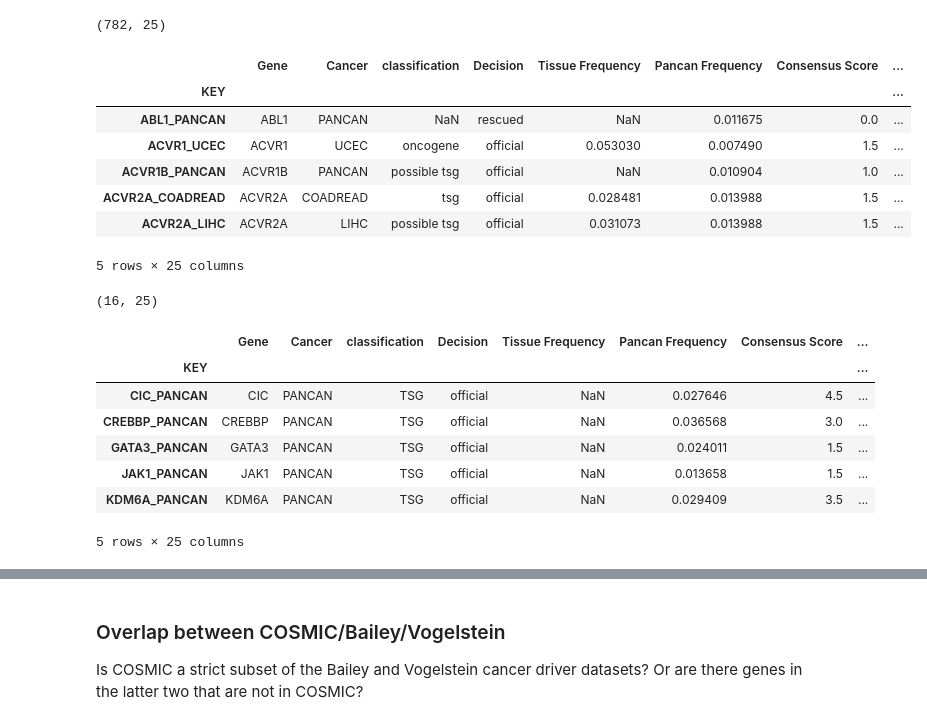
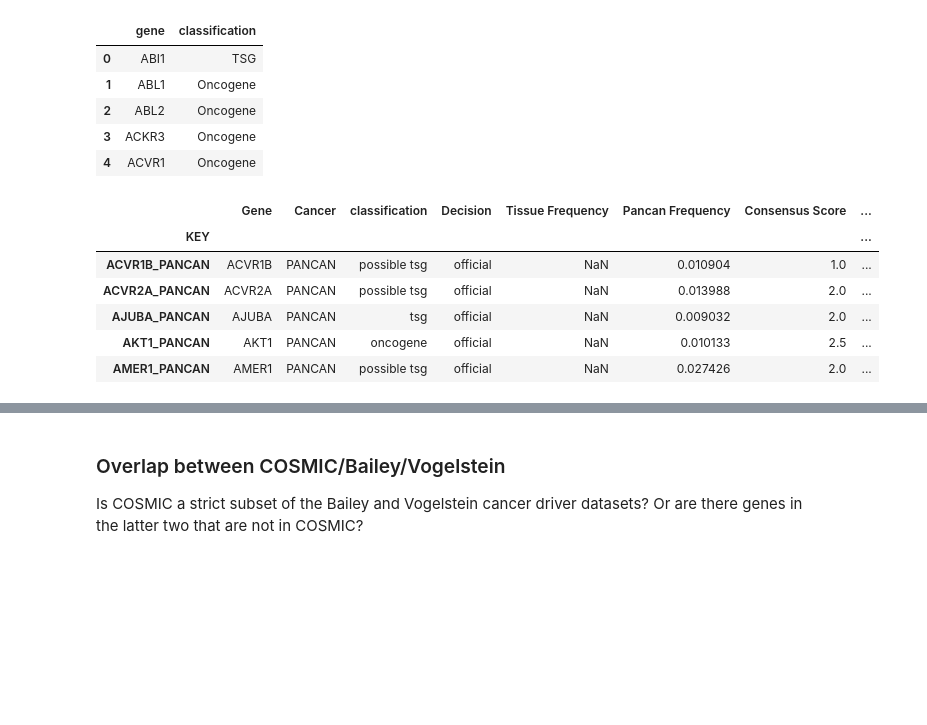
Before and after one commit to greenelab/mpmp, a Jupyter notebook: 01_explore_data/explore_cosmic_gene_set.ipynb, the cells around one changed output, grey strips where cells are left out. Saved outputs shown, nothing was run; the diff lists cells and outputs as text; code cells hidden in the pictures; blank space fills up the shorter version.

Commit message:
clean up explore cosmic + add back some changes that got lost

```diff
--- a/01_explore_data/explore_cosmic_gene_set.ipynb
+++ b/01_explore_data/explore_cosmic_gene_set.ipynb
@@ -91,52 +26,39 @@ Index(['ARNT', 'ATP1A1', 'BCL11B', 'BCL9L', 'BCORL1', 'BIRC3', 'BTK', 'CBL',
+# %%
+cosmic_df = du.load_cosmic()
+cosmic_df.head()
+# %% [output]
+|  | gene | classification |
+| 0 | ABI1 | TSG |
+| 1 | ABL1 | Oncogene |
+| 2 | ABL2 | Oncogene |
+| 3 | ACKR3 | Oncogene |
+| 4 | ACVR1 | Oncogene |
 # %%
-# load Bailey et al. data
-# supplementary table from https://www.sciencedirect.com/science/article/pii/S009286741830237X
-# this contains oncogene/TSG predictions for genes/cancer types using 20/20+ classifier
+# load Bailey et al. data from excel file
+# this is the same as the code in 00_download_data/2_download_cancer_gene_set.ipynb
 class_df = pd.read_excel(
-    cfg.data_dir / '1-s2.0-S009286741830237X-mmc1.xlsx',
+    cfg.bailey_raw_file,
     engine='openpyxl', sheet_name='Table S1', index_col='KEY', header=3
+)
+class_df.drop(
+    class_df.columns[class_df.columns.str.contains('Unnamed')],
+    axis=1, inplace=True
 )
 class_df.rename(columns={'Tumor suppressor or oncogene prediction (by 20/20+)':
                          'classification'},
                 inplace=True)
 
-print(class_df.shape)
-class_df.head()
+bailey_df = (
+    class_df[((class_df.Cancer == 'PANCAN') &
+             (~class_df.classification.isna()))]
+).copy()
+
+bailey_df.head()
 # %% [output]
-(782, 25)
 |  | Gene | Cancer | classification | Decision | Tissue Frequency | Pancan Frequency | Consensus Score | ... |
 | KEY |  |  |  |  |  |  |  | ... |
-| ABL1_PANCAN | ABL1 | PANCAN | NaN | rescued | NaN | 0.011675 | 0.0 | ... |
-| ACVR1_UCEC | ACVR1 | UCEC | oncogene | official | 0.053030 | 0.007490 | 1.5 | ... |
 | ACVR1B_PANCAN | ACVR1B | PANCAN | possible tsg | official | NaN | 0.010904 | 1.0 | ... |
-| ACVR2A_COADREAD | ACVR2A | COADREAD | tsg | official | 0.028481 | 0.013988 | 1.5 | ... |
-| ACVR2A_LIHC | ACVR2A | LIHC | possible tsg | official | 0.031073 | 0.013988 | 1.5 | ... |
+| ACVR2A_PANCAN | ACVR2A | PANCAN | possible tsg | official | NaN | 0.013988 | 2.0 | ... |
+| AJUBA_PANCAN | AJUBA | PANCAN | tsg | official | NaN | 0.009032 | 2.0 | ... |
+| AKT1_PANCAN | AKT1 | PANCAN | oncogene | official | NaN | 0.010133 | 2.5 | ... |
+| AMER1_PANCAN | AMER1 | PANCAN | possible tsg | official | NaN | 0.027426 | 2.0 | ... |
-5 rows × 25 columns
-# %%
-# TODO: should we use genes that aren't labeled as pan-cancer drivers here?
-bailey_predicted_df = (
-    class_df[((class_df.Cancer == 'PANCAN') &
-             (class_df.Gene.isin(cosmic_dual_df.index)) &
-             (~class_df.classification.isna()))]
-).copy()
-
-# this is the best classification we have to go on in these cases, so if something
-# is labeled as "possible X", we'll just consider it X
-bailey_predicted_df['classification'] = (
-    bailey_predicted_df['classification'].str.replace('possible ', '')
-                                         .replace('tsg', 'TSG')
-                                         .replace('oncogene', 'Oncogene')
-)
-
-print(bailey_predicted_df.shape)
-bailey_predicted_df.head()
-# %% [output]
-(16, 25)
-|  | Gene | Cancer | classification | Decision | Tissue Frequency | Pancan Frequency | Consensus Score | ... |
-| KEY |  |  |  |  |  |  |  | ... |
-| CIC_PANCAN | CIC | PANCAN | TSG | official | NaN | 0.027646 | 4.5 | ... |
-| CREBBP_PANCAN | CREBBP | PANCAN | TSG | official | NaN | 0.036568 | 3.0 | ... |
-| GATA3_PANCAN | GATA3 | PANCAN | TSG | official | NaN | 0.024011 | 1.5 | ... |
-| JAK1_PANCAN | JAK1 | PANCAN | TSG | official | NaN | 0.013658 | 1.5 | ... |
-| KDM6A_PANCAN | KDM6A | PANCAN | TSG | official | NaN | 0.029409 | 3.5 | ... |
-5 rows × 25 columns
```
Also changed, not shown: parts of 18 cells of this notebook, 3 other files.
